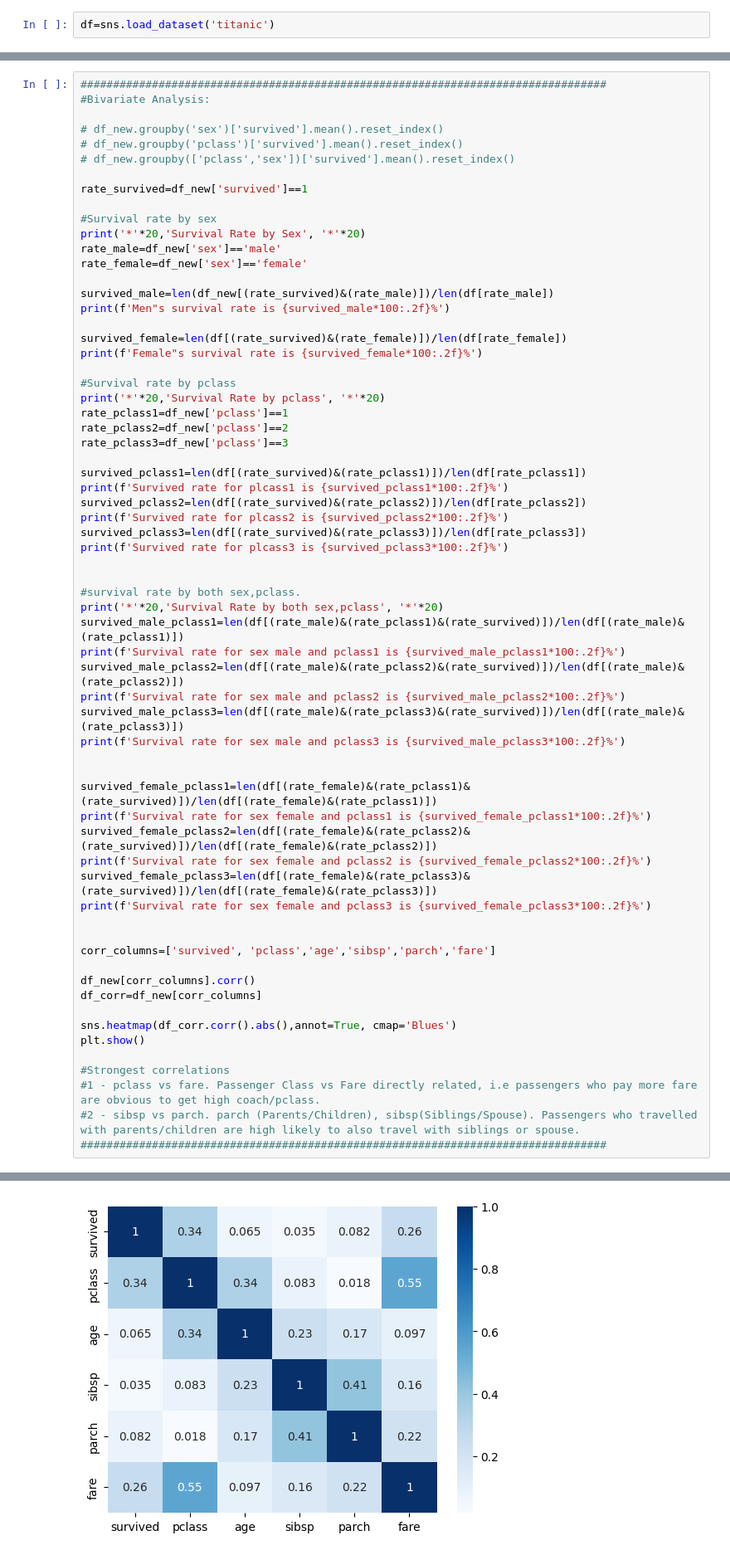
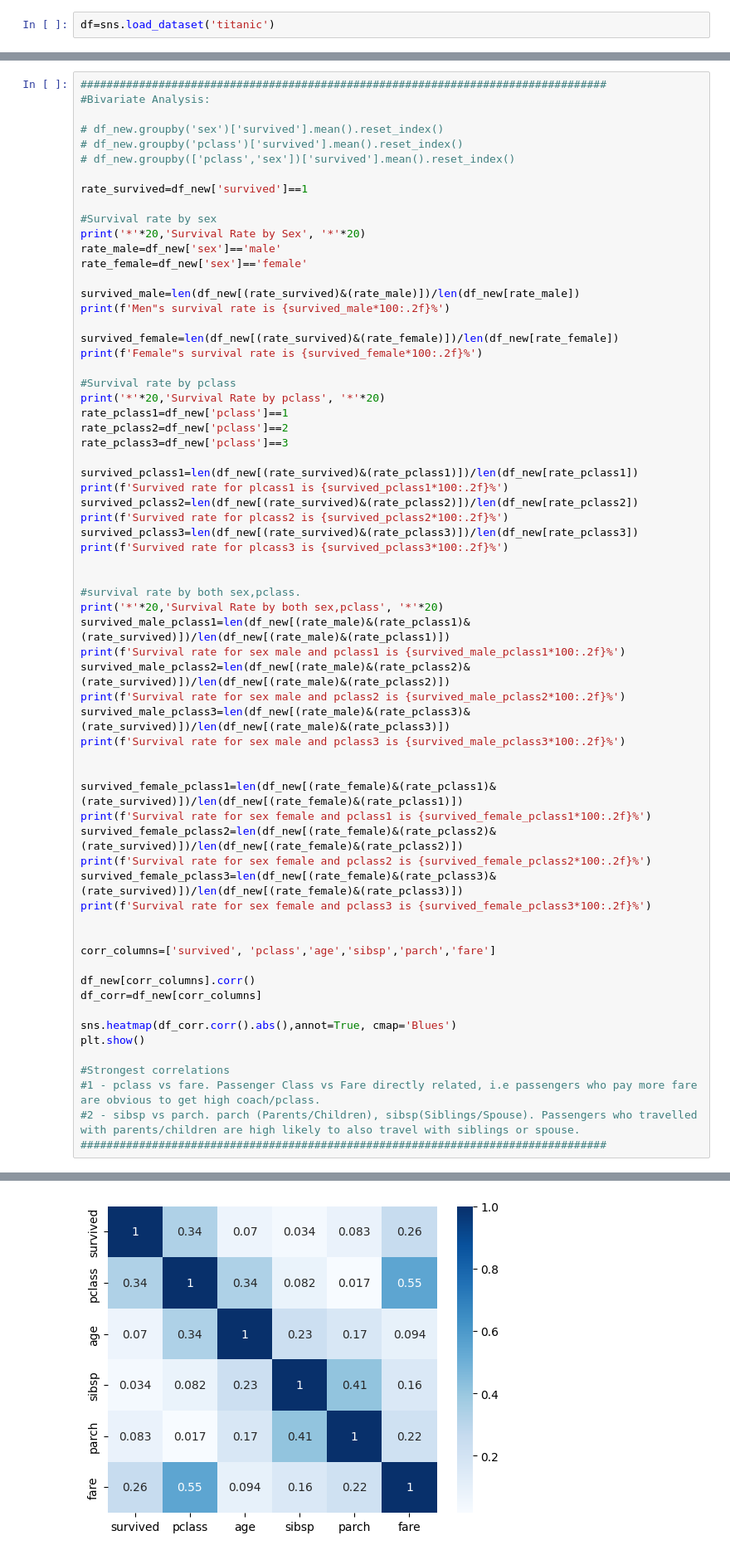
Before and after one commit to Saiteja1620/ZeptoData-AIPlaftform, a Jupyter notebook: analytics/01eda.ipynb, the cells around one changed output, grey strips where cells are left out. Shown at 83% size. Cells and saved outputs as stored; diff of their text form.

```diff
--- a/analytics/01eda.ipynb
+++ b/analytics/01eda.ipynb
@@ -180,10 +180,10 @@ print('*'*20,'Survival Rate by Sex', '*'*20)
 rate_male=df_new['sex']=='male'
 rate_female=df_new['sex']=='female'
 
-survived_male=len(df_new[(rate_survived)&(rate_male)])/len(df[rate_male])
+survived_male=len(df_new[(rate_survived)&(rate_male)])/len(df_new[rate_male])
 print(f'Men"s survival rate is {survived_male*100:.2f}%')
 
-survived_female=len(df[(rate_survived)&(rate_female)])/len(df[rate_female])
+survived_female=len(df_new[(rate_survived)&(rate_female)])/len(df_new[rate_female])
 print(f'Female"s survival rate is {survived_female*100:.2f}%')
 
 #Survival rate by pclass
@@ -192,29 +192,29 @@ rate_pclass1=df_new['pclass']==1
 rate_pclass2=df_new['pclass']==2
 rate_pclass3=df_new['pclass']==3
 
-survived_pclass1=len(df[(rate_survived)&(rate_pclass1)])/len(df[rate_pclass1])
+survived_pclass1=len(df_new[(rate_survived)&(rate_pclass1)])/len(df_new[rate_pclass1])
 print(f'Survived rate for plcass1 is {survived_pclass1*100:.2f}%')
-survived_pclass2=len(df[(rate_survived)&(rate_pclass2)])/len(df[rate_pclass2])
+survived_pclass2=len(df_new[(rate_survived)&(rate_pclass2)])/len(df_new[rate_pclass2])
 print(f'Survived rate for plcass2 is {survived_pclass2*100:.2f}%')
-survived_pclass3=len(df[(rate_survived)&(rate_pclass3)])/len(df[rate_pclass3])
+survived_pclass3=len(df_new[(rate_survived)&(rate_pclass3)])/len(df_new[rate_pclass3])
 print(f'Survived rate for plcass3 is {survived_pclass3*100:.2f}%')
 
 
 #survival rate by both sex,pclass.
 print('*'*20,'Survival Rate by both sex,pclass', '*'*20)
-survived_male_pclass1=len(df[(rate_male)&(rate_pclass1)&(rate_survived)])/len(df[(rate_male)&(rate_pclass1)])
+survived_male_pclass1=len(df_new[(rate_male)&(rate_pclass1)&(rate_survived)])/len(df_new[(rate_male)&(rate_pclass1)])
 print(f'Survival rate for sex male and pclass1 is {survived_male_pclass1*100:.2f}%')
-survived_male_pclass2=len(df[(rate_male)&(rate_pclass2)&(rate_survived)])/len(df[(rate_male)&(rate_pclass2)])
+survived_male_pclass2=len(df_new[(rate_male)&(rate_pclass2)&(rate_survived)])/len(df_new[(rate_male)&(rate_pclass2)])
 print(f'Survival rate for sex male and pclass2 is {survived_male_pclass2*100:.2f}%')
-survived_male_pclass3=len(df[(rate_male)&(rate_pclass3)&(rate_survived)])/len(df[(rate_male)&(rate_pclass3)])
+survived_male_pclass3=len(df_new[(rate_male)&(rate_pclass3)&(rate_survived)])/len(df_new[(rate_male)&(rate_pclass3)])
 print(f'Survival rate for sex male and pclass3 is {survived_male_pclass3*100:.2f}%')
 
 
-survived_female_pclass1=len(df[(rate_female)&(rate_pclass1)&(rate_survived)])/len(df[(rate_female)&(rate_pclass1)])
+survived_female_pclass1=len(df_new[(rate_female)&(rate_pclass1)&(rate_survived)])/len(df_new[(rate_female)&(rate_pclass1)])
 print(f'Survival rate for sex female and pclass1 is {survived_female_pclass1*100:.2f}%')
-survived_female_pclass2=len(df[(rate_female)&(rate_pclass2)&(rate_survived)])/len(df[(rate_female)&(rate_pclass2)])
+survived_female_pclass2=len(df_new[(rate_female)&(rate_pclass2)&(rate_survived)])/len(df_new[(rate_female)&(rate_pclass2)])
 print(f'Survival rate for sex female and pclass2 is {survived_female_pclass2*100:.2f}%')
-survived_female_pclass3=len(df[(rate_female)&(rate_pclass3)&(rate_survived)])/len(df[(rate_female)&(rate_pclass3)])
+survived_female_pclass3=len(df_new[(rate_female)&(rate_pclass3)&(rate_survived)])/len(df_new[(rate_female)&(rate_pclass3)])
 print(f'Survival rate for sex female and pclass3 is {survived_female_pclass3*100:.2f}%')
 
 
@@ -246,6 +246,6 @@ Survival rate for sex female and pclass1 is 96.81%
 Survival rate for sex female and pclass2 is 92.11%
 Survival rate for sex female and pclass3 is 50.00%
-[figure, old version]
+[figure, new version]
 # %%
 corr_columns=['survived', 'pclass','age','sibsp','parch','fare']
 
```
Also changed, not shown: parts of 10 cells of this notebook.
